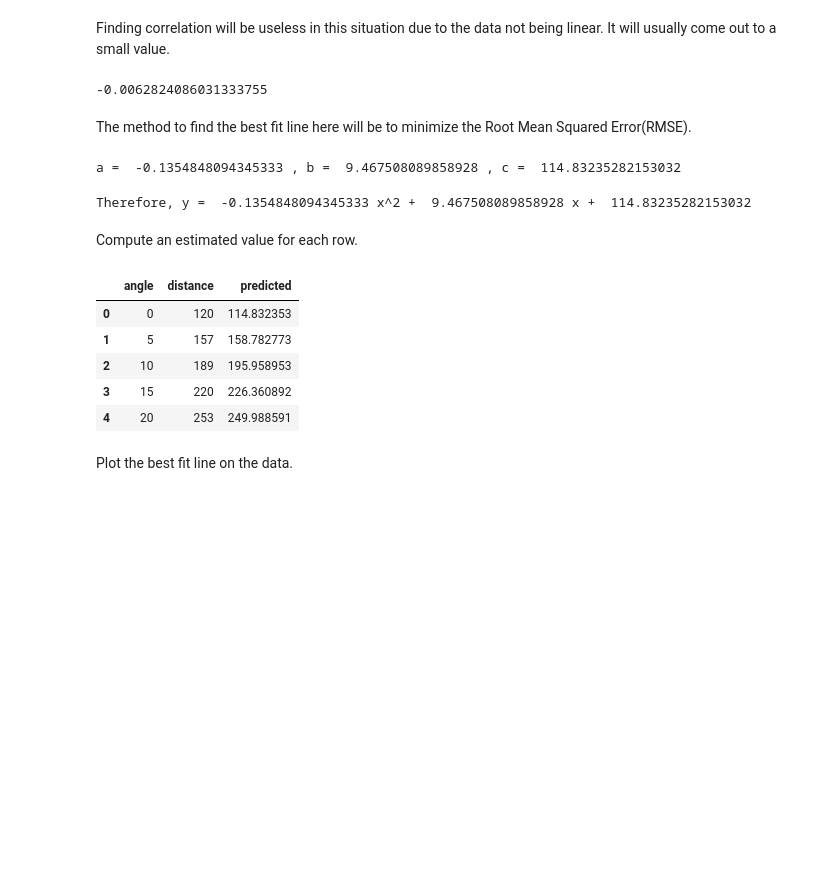
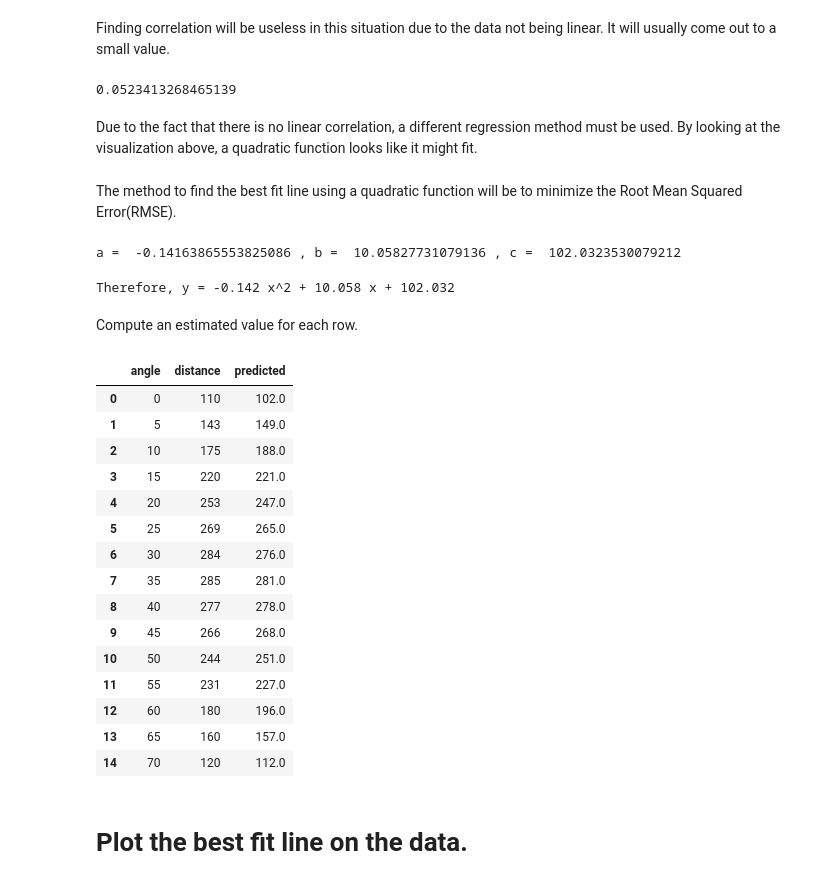
Before and after one commit to RayCarpenterIII/Different-Regressions, a Jupyter notebook: Quadratic Regression/Quadratic Regression.ipynb, the cells around one changed output. Saved outputs shown, nothing was run; the diff lists cells and outputs as text; code cells hidden in the pictures; blank space fills up the shorter version.

```diff
--- a/Quadratic Regression/Quadratic Regression.ipynb
+++ b/Quadratic Regression/Quadratic Regression.ipynb
@@ -17,9 +17,11 @@ Start with visualizing the data on a scatter plot.
 # %%
+#set values
 angle = np.arange(0,75,5)
-15
+distance = (110,143,175,220,253,269,284,285,277,266,244,231,180,160,120)
+#create dataframe
 throw_angle = pd.DataFrame()
 throw_angle['angle'] = angle
-distance = (120,157,189,220,253,269,284,285,277,266,244,231,180,160,120)
 throw_angle['distance'] = distance
-px.scatter(throw_angle, x= 'angle', y = 'distance')
+#show df
+throw_angle
 # %% [output]
@@ -38,9 +60,11 @@ def correlation(table, col_x, col_y):
 
 correlation(throw_angle, 'angle','distance')
 # %% [output]
--0.0062824086031333755
+0.0523413268465139
+# %% [markdown]
+Due to the fact that there is no linear correlation, a different regression method must be used. By looking at the visualization above, a quadratic function looks like it might fit.
 # %% [markdown]
-The method to find the best fit line here will be to minimize the Root Mean Squared Error(RMSE).
+The method to find the best fit line using a quadratic function will be to minimize the Root Mean Squared Error(RMSE).
 # %%
 #A funciton that returns the a, b, and c values of a quadratic function that best fits the given data.
 #Takes a table, x column, and y column. The minimize function is used to find a, b, and c values
@@ -51,32 +75,45 @@ def quadratic_RMSE(table, x, y):
     def quad_function(a,b,c):
         quad_fit = a*(xv**2) + b*xv + c
         #Returns RMSE given a, b, and c.
-        return np.mean((y-quad_fit)**2)
-    abcminimize = minimize(quad_function)
-    return abcminimize
+        return np.mean((yv-quad_fit)**2)
+    #minimize finds the input values that will produce a minimum output value.
+    #minimize function is from the datascience package.
+    return minimize(quad_function)
 # %%
 abc = quadratic_RMSE(throw_angle, 'angle', 'distance')
 print('a = ',(abc[0]), ', b = ', (abc[1]),', c = ', (abc[2]))
 # %% [output]
-a =  -0.1354848094345333 , b =  9.467508089858928 , c =  114.83235282153032
+a =  -0.14163865553825086 , b =  10.05827731079136 , c =  102.0323530079212
 # %%
-print('Therefore, y = ',(abc[0]),'x^2 + ',(abc[1]),'x + ',(abc[2]))
+print('Therefore, y =',round((abc[0]),3),'x^2 +',round((abc[1]), 3),'x +',round((abc[2]),3))
 # %% [output]
-Therefore, y =  -0.1354848094345333 x^2 +  9.467508089858928 x +  114.83235282153032
+Therefore, y = -0.142 x^2 + 10.058 x + 102.032
 # %% [markdown]
 Compute an estimated value for each row.
 # %%
+#Creates a table that adds the predicted values.
 xval = throw_angle['angle']
-throw_angle['predicted'] = abc[0]*xval**2 + abc[1]*xval +abc[2]
-throw_angle[:5]
+throw_predict = throw_angle.copy()
+throw_predict['predicted'] = round((abc[0]*xval**2 + abc[1]*xval +abc[2]))
+throw_predict
 # %% [output]
 |  | angle | distance | predicted |
-| 0 | 0 | 120 | 114.832353 |
-| 1 | 5 | 157 | 158.782773 |
-| 2 | 10 | 189 | 195.958953 |
-| 3 | 15 | 220 | 226.360892 |
-| 4 | 20 | 253 | 249.988591 |
+| 0 | 0 | 110 | 102.0 |
+| 1 | 5 | 143 | 149.0 |
+| 2 | 10 | 175 | 188.0 |
+| 3 | 15 | 220 | 221.0 |
+| 4 | 20 | 253 | 247.0 |
+| 5 | 25 | 269 | 265.0 |
+| 6 | 30 | 284 | 276.0 |
+| 7 | 35 | 285 | 281.0 |
+| 8 | 40 | 277 | 278.0 |
+| 9 | 45 | 266 | 268.0 |
+| 10 | 50 | 244 | 251.0 |
+| 11 | 55 | 231 | 227.0 |
+| 12 | 60 | 180 | 196.0 |
+| 13 | 65 | 160 | 157.0 |
+| 14 | 70 | 120 | 112.0 |
 # %% [markdown]
-Plot the best fit line on the data.
+# Plot the best fit line on the data.
 # %%
 #Creates a simple graph that graphs the new predicted values on a scatter plot.
```
Also changed, not shown: parts of 9 cells of this notebook.
